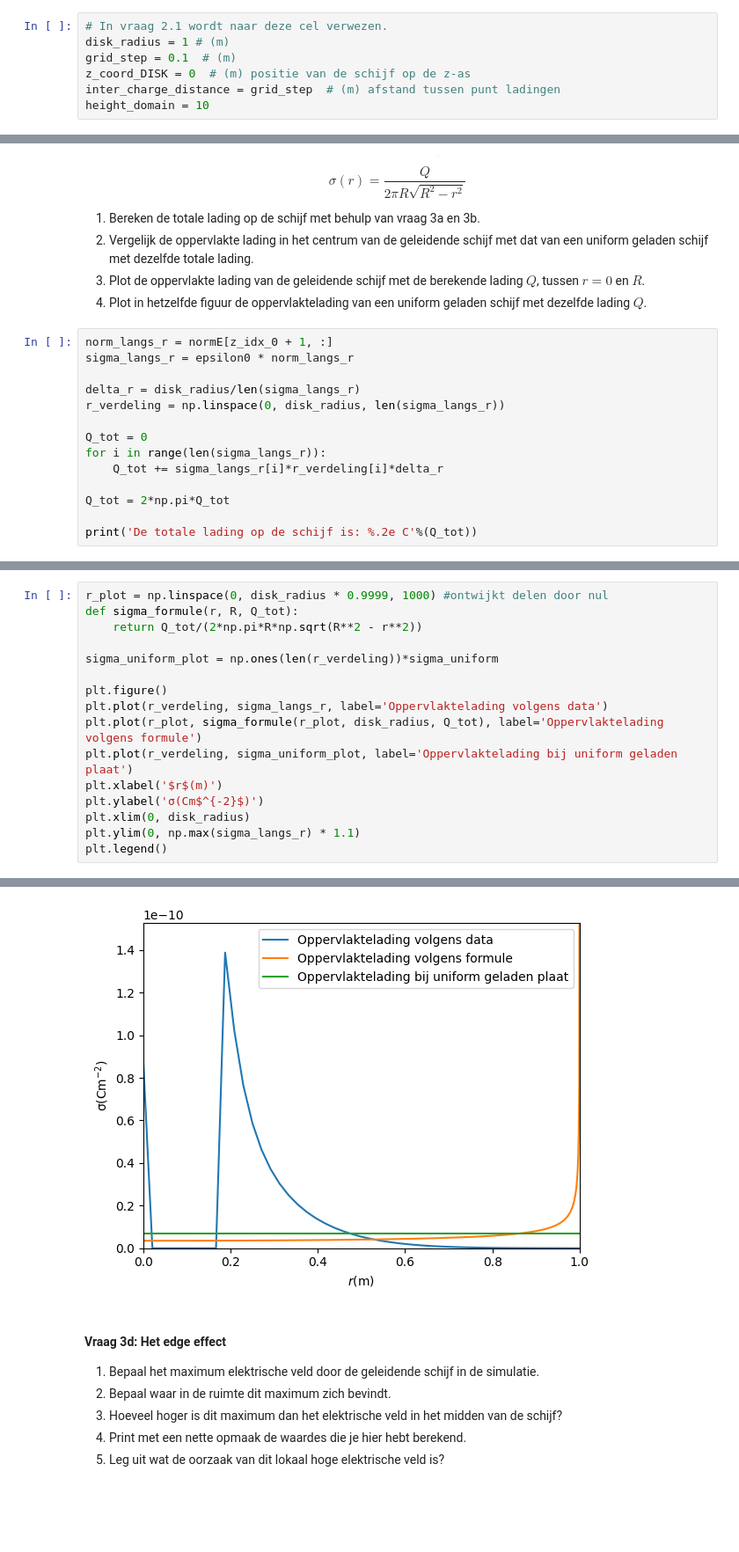
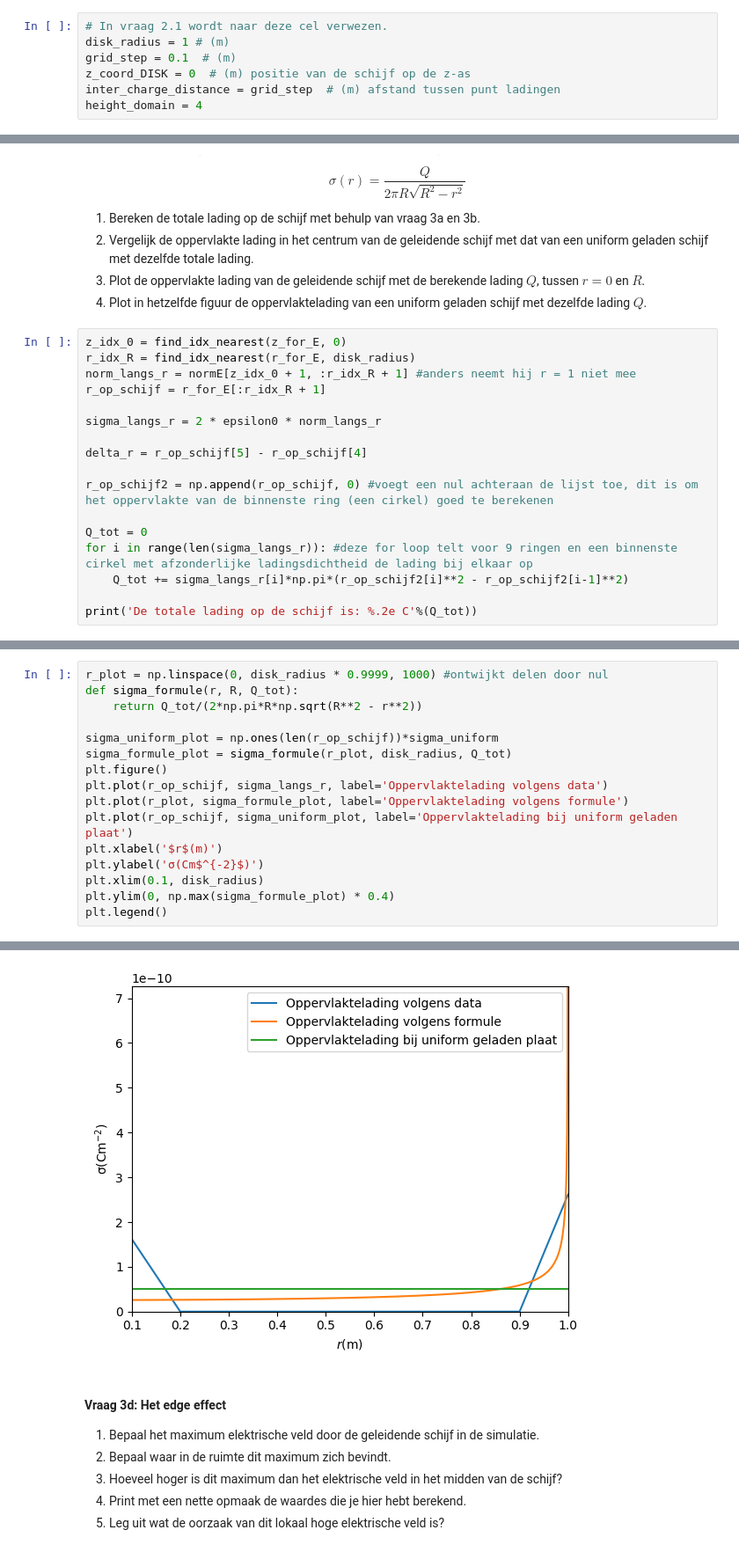
Before and after one commit to T-L-cc/opdrachten-DEF-D, a Jupyter notebook: DigitaleOntwerpopdrachten/1CondensatorOpdracht/CondensatorOntwerpopdracht.ipynb, the cells around one changed output, grey strips where cells are left out. Shown at 88% size. Cells and saved outputs as stored; diff of their text form; blank space fills up the shorter version.

```diff
--- a/DigitaleOntwerpopdrachten/1CondensatorOpdracht/CondensatorOntwerpopdracht.ipynb
+++ b/DigitaleOntwerpopdrachten/1CondensatorOpdracht/CondensatorOntwerpopdracht.ipynb
@@ -153,7 +153,7 @@ disk_radius = 1 # (m)
 grid_step = 0.1  # (m)
 z_coord_DISK = 0  # (m) positie van de schijf op de z-as
 inter_charge_distance = grid_step  # (m) afstand tussen punt ladingen
-height_domain = 10
+height_domain = 4
 # %%
 # Kies uit deze cel een van de variabelen en verander die in de cel hierboven pas deze cel zelf niet aan.
 r, z, B = initialize_plane_grid_for_uniformly_charged_disk(height_domain, width_domain, grid_step)
@@ -428,17 +427,20 @@ $$\sigma(r) = \frac{Q}{2 \pi R \sqrt{R^2 - r^2}}$$
 3. Plot de oppervlakte lading van de geleidende schijf met de berekende lading $Q$, tussen $r = 0$ en $R$.
 4. Plot in hetzelfde figuur de oppervlaktelading van een uniform geladen schijf met dezelfde lading $Q$.
 # %%
-norm_langs_r = normE[z_idx_0 + 1, :]
-sigma_langs_r = epsilon0 * norm_langs_r
+z_idx_0 = find_idx_nearest(z_for_E, 0)
+r_idx_R = find_idx_nearest(r_for_E, disk_radius)
+norm_langs_r = normE[z_idx_0 + 1, :r_idx_R + 1] #anders neemt hij r = 1 niet mee
+r_op_schijf = r_for_E[:r_idx_R + 1]
 
-delta_r = disk_radius/len(sigma_langs_r)
-r_verdeling = np.linspace(0, disk_radius, len(sigma_langs_r))
+sigma_langs_r = 2 * epsilon0 * norm_langs_r
+
+delta_r = r_op_schijf[5] - r_op_schijf[4]
+
+r_op_schijf2 = np.append(r_op_schijf, 0) #voegt een nul achteraan de lijst toe, dit is om het oppervlakte van de binnenste ring (een cirkel) goed te berekenen
 
 Q_tot = 0
-for i in range(len(sigma_langs_r)):
-    Q_tot += sigma_langs_r[i]*r_verdeling[i]*delta_r
-
-Q_tot = 2*np.pi*Q_tot
+for i in range(len(sigma_langs_r)): #deze for loop telt voor 9 ringen en een binnenste cirkel met afzonderlijke ladingsdichtheid de lading bij elkaar op
+    Q_tot += sigma_langs_r[i]*np.pi*(r_op_schijf2[i]**2 - r_op_schijf2[i-1]**2)
 
 print('De totale lading op de schijf is: %.2e C'%(Q_tot))
 # %% [output]
@@ -453,22 +455,22 @@ Als de schijf uniform was geladen zou de oppervlaktelading: 7.01e-12 C/m^2 zijn.
 # %%
 r_plot = np.linspace(0, disk_radius * 0.9999, 1000) #ontwijkt delen door nul
 def sigma_formule(r, R, Q_tot):
     return Q_tot/(2*np.pi*R*np.sqrt(R**2 - r**2))
 
-sigma_uniform_plot = np.ones(len(r_verdeling))*sigma_uniform
-
+sigma_uniform_plot = np.ones(len(r_op_schijf))*sigma_uniform
+sigma_formule_plot = sigma_formule(r_plot, disk_radius, Q_tot)
 plt.figure()
-plt.plot(r_verdeling, sigma_langs_r, label='Oppervlaktelading volgens data')
-plt.plot(r_plot, sigma_formule(r_plot, disk_radius, Q_tot), label='Oppervlaktelading volgens formule')
-plt.plot(r_verdeling, sigma_uniform_plot, label='Oppervlaktelading bij uniform geladen plaat')
+plt.plot(r_op_schijf, sigma_langs_r, label='Oppervlaktelading volgens data')
+plt.plot(r_plot, sigma_formule_plot, label='Oppervlaktelading volgens formule')
+plt.plot(r_op_schijf, sigma_uniform_plot, label='Oppervlaktelading bij uniform geladen plaat')
 plt.xlabel('$r$(m)')
 plt.ylabel('σ(Cm$^{-2}$)')
-plt.xlim(0, disk_radius)
-plt.ylim(0, np.max(sigma_langs_r) * 1.1)
+plt.xlim(0.1, disk_radius)
+plt.ylim(0, np.max(sigma_formule_plot) * 0.4)
 plt.legend()
 # %% [output]
 <matplotlib.legend.Legend at 0x...>
-[figure, old version]
+[figure, new version]
 # %% [markdown]
 #### Vraag 3d: Het edge effect
 
```
Also changed, not shown: parts of 23 cells of this notebook.
